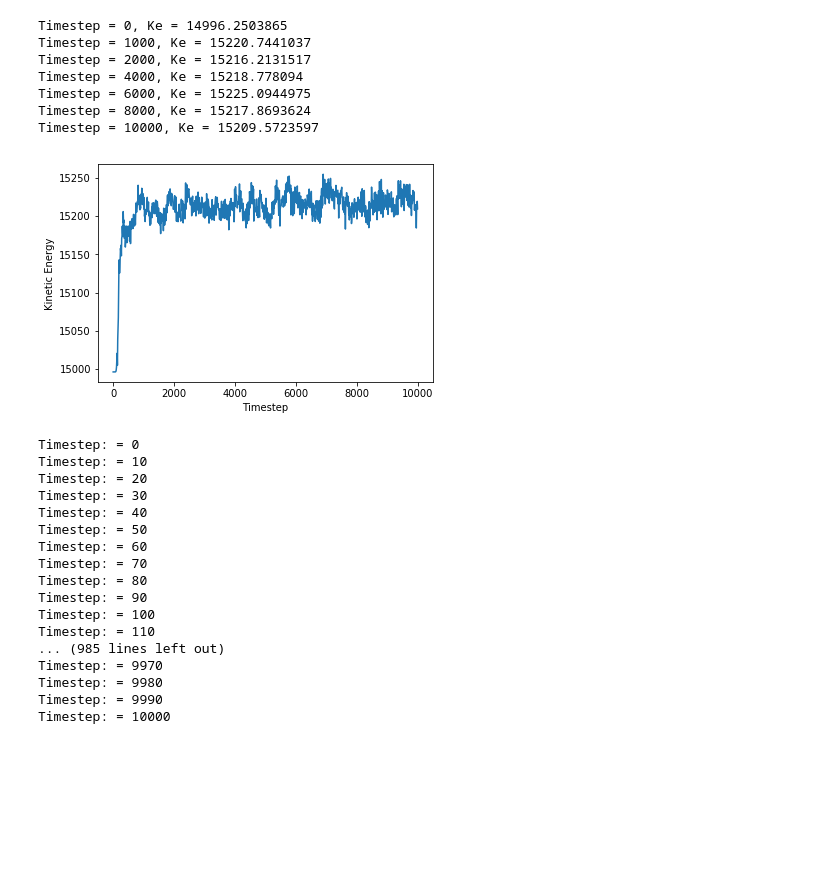
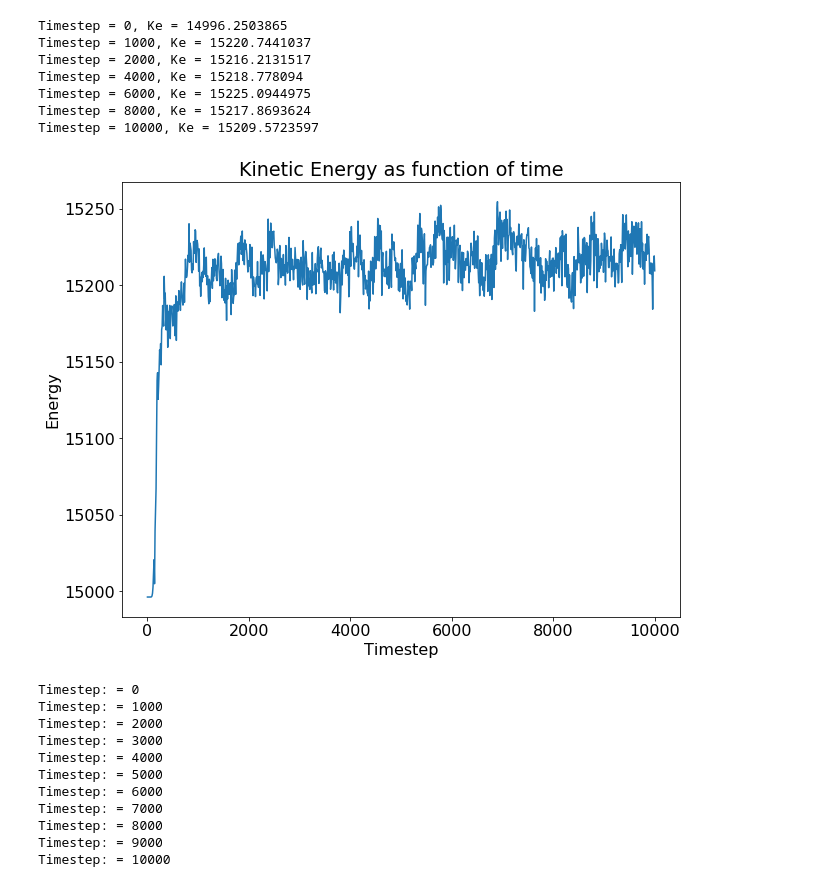
Before and after one commit to auduntre/FYS4460, a Jupyter notebook: Project1/velocity_historgram.ipynb, the cells around one changed output. Drawn from its saved outputs; the diff is of its cells as text; code cells hidden in the pictures; blank space fills up the shorter version.

Commit message:
Energy fix and code optimazation

```diff
--- a/Project1/velocity_historgram.ipynb
+++ b/Project1/velocity_historgram.ipynb
@@ -24,6 +28,9 @@ dump is already unscaled
 t = data.time(); nt = size(t); tmp_time, box, atoms, bonds, tris, lines = data.viz(0)
 # %%
 %matplotlib inline
+# %%
+rcParams['figure.figsize'] = [10, 8]
+rcParams['font.size'] = 16
 # %% [markdown]
 # Distribution of velocity at time steps $t_i$
 
@@ -43,8 +50,8 @@ vx = array(data.vecs(t[0], "vx"))
 vy = array(data.vecs(t[0], "vy"))
 vz = array(data.vecs(t[0], "vz"))
 title("Velocity component distrbution at timestep = {}".format(t[0]))
-xlabel("velocity [lj]")
-ylabel("atom frequency")
+xlabel("Velocity [lj]")
+ylabel("Atom frequency")
 
 hist(vx, bins=bin_size, label="vx")
 hist(vy, bins=bin_size, label="vy")
@@ -58,7 +65,7 @@ for i, ti in enumerate(tis):
     velo[i, :] = velocity_compute(data, ti)
     hist(velo[i, :], bins=bin_size)
     title("Velocity distrbution at timestep = {}".format(t[ti]))
-    xlabel("velocity [lj]")
-    ylabel("atom frequency")
+    xlabel("Velocity [lj]")
+    ylabel("Atom frequency")
     show()
 # %% [output]
@@ -79,14 +86,20 @@ freq_n2 = sum(freq_n**2)
 char_hists = []
 
 for i in range(len(t)):
+    # verify values not needed
+    """
     if i > 0:
         vpast = values
+    """
 
     velocity = velocity_compute(data, i)
     freq, values = histogram(velocity, bins=bin_size, range=(rmin, rmax))
 
+    # verify values not needed
+    """
     if i > 0:
         assert (vpast == values).all()
+    """
 
     char_hists.append(sum(freq * freq_n) / float(freq_n2))
 # %%
@@ -140,15 +139,16 @@ def distance_compute(data, ti):
 # %%
 ke = zeros(len(t))
 
 for i in range(len(t)):
     velocity = velocity_compute(data, i)
     ke[i] = sum(0.5 * 1.0 * velocity**2)
 
-plot(t, ke)
+plot(t, ke, label="Kinetic Energy")
+title("Kinetic Energy as function of time")
 xlabel("Timestep")
-ylabel("Kinetic Energy")
+ylabel("Energy")
 show()
 # %% [output]
-[figure, old version]
+[figure, new version]
 # %%
 from numba import jit, prange
@@ -165,24 +177,19 @@ def potential_compute(delta_r):
 potential_sum = zeros(len(t))
 
 for i in range(len(t)):
-    delta_r = distance_compute(data, i)
-    print("Timestep: = {}".format(t[i]))
-    potential_sum[i] = potential_compute(delta_r)
+     # went from 700 ms per compute to <50 ms per compute
+    potential_sum[i] = potential_compute(data, i)
+    if i % 100 == 0:
+        print("Timestep: = {}".format(t[i]))
 # %% [output]
 Timestep: = 0
-Timestep: = 10
-Timestep: = 20
-Timestep: = 30
-Timestep: = 40
-Timestep: = 50
-Timestep: = 60
-Timestep: = 70
-Timestep: = 80
-Timestep: = 90
-Timestep: = 100
-Timestep: = 110
-... (985 lines left out)
-Timestep: = 9970
-Timestep: = 9980
-Timestep: = 9990
+Timestep: = 1000
+Timestep: = 2000
+Timestep: = 3000
+Timestep: = 4000
+Timestep: = 5000
+Timestep: = 6000
+Timestep: = 7000
+Timestep: = 8000
+Timestep: = 9000
 Timestep: = 10000
```
Also changed, not shown: parts of 9 cells of this notebook, 1 other file.
